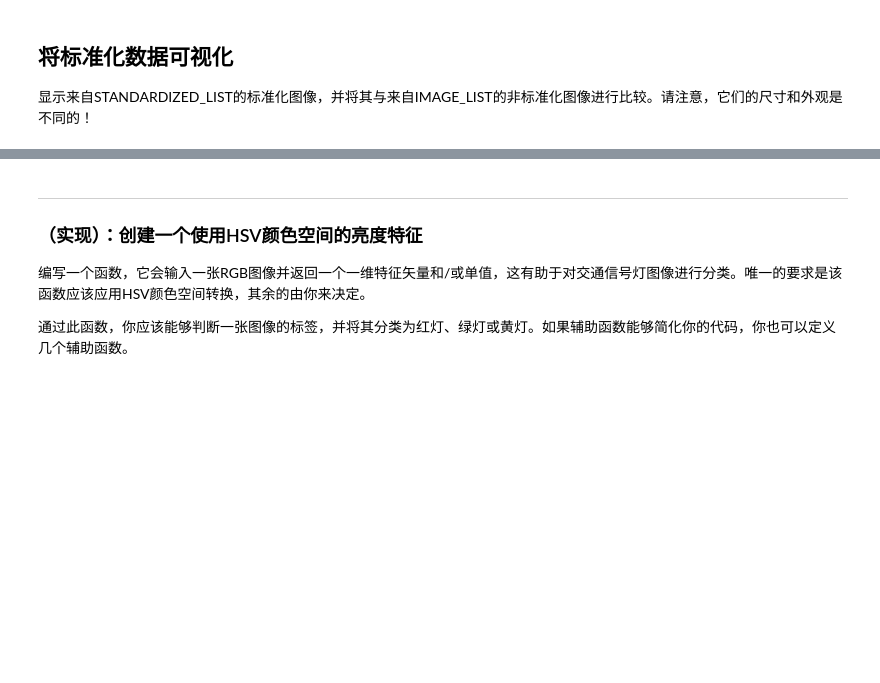
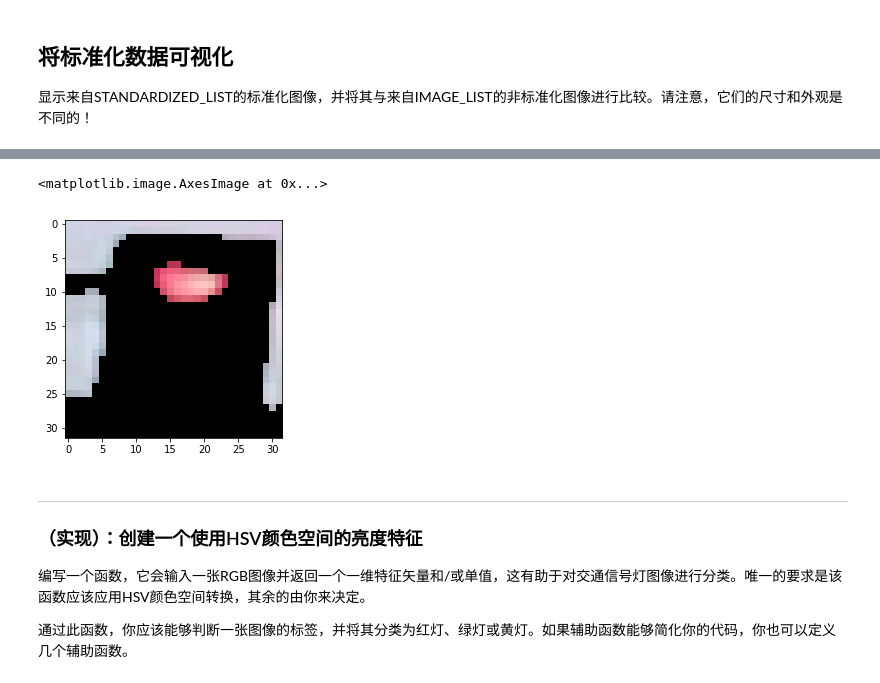
Before and after one commit to ChiangC/SDC_Python, a Jupyter notebook: 03_traffic_light_classifier/Traffic_Light_Classifier-zh.ipynb, the cells around one changed output, grey strips where cells are left out. Cells and saved outputs as stored; diff of their text form; code cells hidden in the pictures; blank space fills up the shorter version.

```diff
--- a/03_traffic_light_classifier/Traffic_Light_Classifier-zh.ipynb
+++ b/03_traffic_light_classifier/Traffic_Light_Classifier-zh.ipynb
@@ -289,3 +324,21 @@ ax4.imshow(v, cmap='gray')
+# %%
+# lower_hsv = np.array([0, 0, 0])
+# high_hsv = np.array([168, 168, 168])
+
+# mask = cv2.inRange(hsv, lowerb = lower_hsv, upperb = high_hsv)
+# plt.imshow(mask, cmap='gray')
+
+lower_hsv = np.array([0, 0, 0])
+high_hsv = np.array([180, 180, 180])
+
+mask = cv2.inRange(test_im, lowerb = lower_hsv, upperb = high_hsv)
+masked_image = np.copy(test_im)
+
+masked_image[mask != 0] = [0, 0, 0]
+plt.imshow(masked_image)
+# %% [output]
+<matplotlib.image.AxesImage at 0x...>
+[figure, added]
 # %% [markdown]
 ---
 <a id='task7'></a>
```
Also changed, not shown: parts of 16 cells of this notebook, 18 other files.
